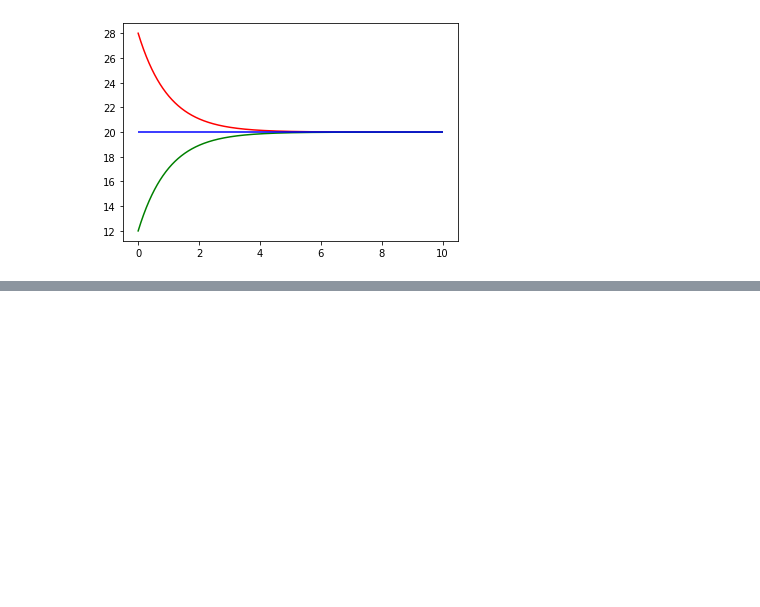
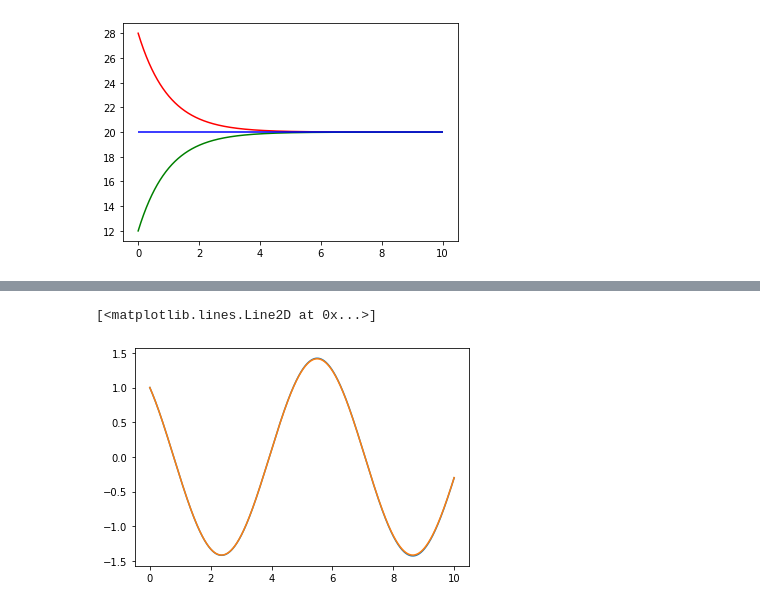
Before and after one commit to BenjaminWills/differential-equation-solver, a Jupyter notebook: eulers_method/euler_example.ipynb, the cells around one changed output, grey strips where cells are left out. Cells and saved outputs as stored; diff of their text form; code cells hidden in the pictures; blank space fills up the shorter version.

Commit message:
Finished second order example

```diff
--- a/eulers_method/euler_example.ipynb
+++ b/eulers_method/euler_example.ipynb
@@ -134,0 +163,44 @@ def spring_system(x,k,m):
+# %%
+def spring_system(t:float,x:float,k:float,m:float) -> float:
+    """Will return the accelaration of the block at time t and position x.
+
+    Parameters
+    ----------
+    t : float
+        Time
+    x : float
+        Position
+    k : float
+        Spring constant
+    m : float
+        Mass
+
+    Returns
+    -------
+    float
+        accelaration of the block at time t and position x.
+    """
+    return - k*x/m
+# %%
+def analyitical_SHM(t,k,m,x_0,v_0):
+    spring_mass_constant = np.sqrt(k/m)
+    return x_0 * np.cos(spring_mass_constant * t) + v_0 * (1/spring_mass_constant) * np.sin(spring_mass_constant * t)
+# %%
+x_0 = 1
+v_0 = -x_0
+k = 1
+m = 1
+# %%
+x,y = second_order_euler(
+    function = lambda t,x: spring_system(t,x,k,m),
+    position_initial_values=[0,x_0],
+    velocity_initial_value=v_0,
+    endpoint = 10,
+    num_steps = 5_000
+)
+# %%
+plt.plot(x,y)
+plt.plot(x,analyitical_SHM(x,k,m,x_0,v_0))
+# %% [output]
+[<matplotlib.lines.Line2D at 0x...>]
+[figure, added]
```
Also changed, not shown: parts of 2 cells of this notebook.
